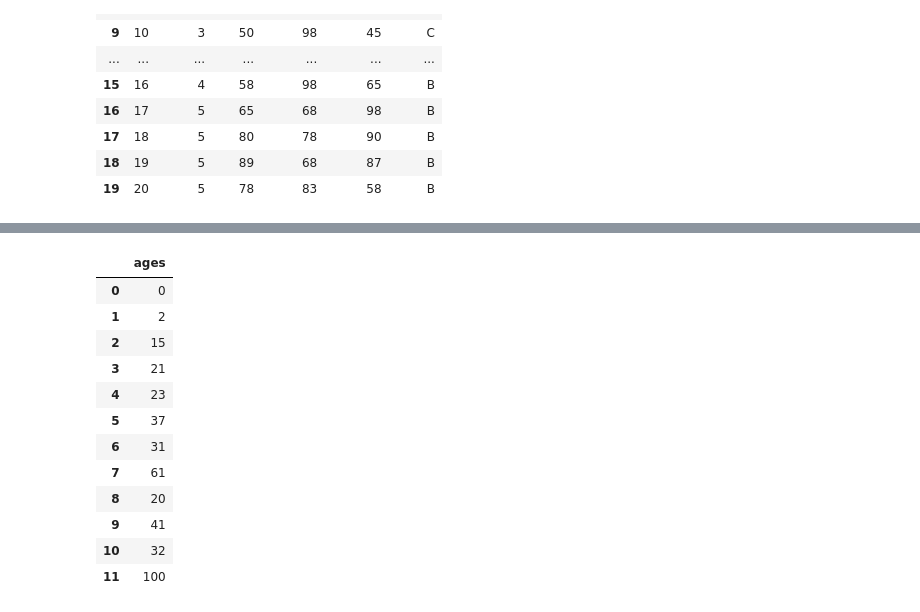
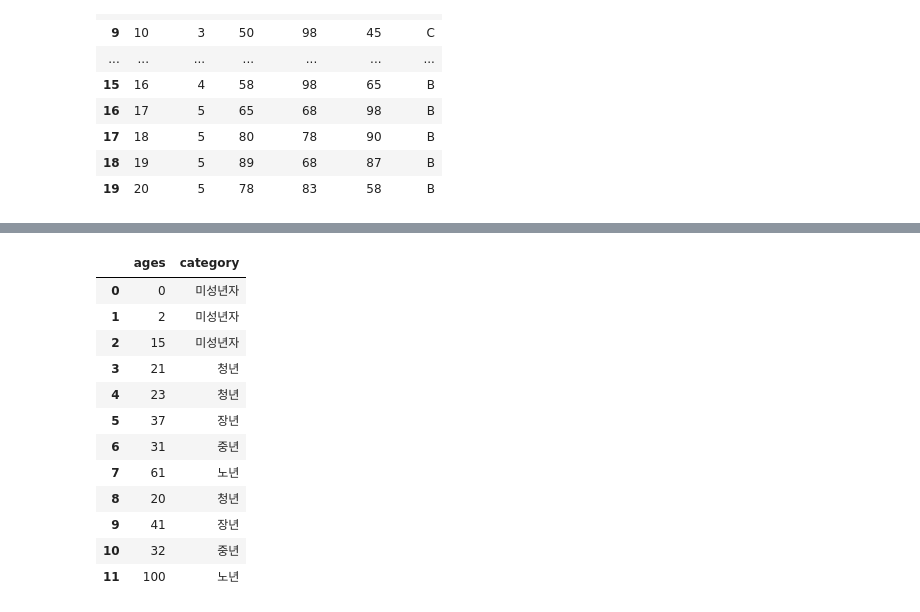
Before and after one commit to 2013je/Python_jpnb, a Jupyter notebook: 2.pandas.ipynb, the cells around one changed output, grey strips where cells are left out. Cells and saved outputs as stored; diff of their text form; code cells hidden in the pictures.

```diff
--- a/2.pandas.ipynb
+++ b/2.pandas.ipynb
@@ -720,24 +704,26 @@ exam
 # %%
 ages = [0,2,15,21,23,37,31,61,20,41,32,100]
 df_age=pd.DataFrame(ages, columns = ['ages'])
 df_age
 
 # 구간 범위 설정(범주 구간 설정)
 # 구간 이름 설정('미성년자','청년','중년','장년','노년')
 bins = [-1,15,25,35,60,100] # (-1,15],(15,25],(25,35],(35,60](60,100]
 bin_label = ['미성년자','청년','중년','장년','노년']
-cats = pd.cut(df_age['ages'],)
+cats = pd.cut(df_age['ages'],bins = bins, labels=bin_label)
+df_age['category'] = cats # pd.cut(df_age['ages'],bins = bins, labels=bin_label )
+df_age
 # %% [output]
-|  | ages |
-| 0 | 0 |
-| 1 | 2 |
-| 2 | 15 |
-| 3 | 21 |
-| 4 | 23 |
-| 5 | 37 |
-| 6 | 31 |
-| 7 | 61 |
-| 8 | 20 |
-| 9 | 41 |
-| 10 | 32 |
-| 11 | 100 |
+|  | ages | category |
+| 0 | 0 | 미성년자 |
+| 1 | 2 | 미성년자 |
+| 2 | 15 | 미성년자 |
+| 3 | 21 | 청년 |
+| 4 | 23 | 청년 |
+| 5 | 37 | 장년 |
+| 6 | 31 | 중년 |
+| 7 | 61 | 노년 |
+| 8 | 20 | 청년 |
+| 9 | 41 | 장년 |
+| 10 | 32 | 중년 |
+| 11 | 100 | 노년 |
```
Also changed, not shown: parts of 8 cells of this notebook, 1 other file.
